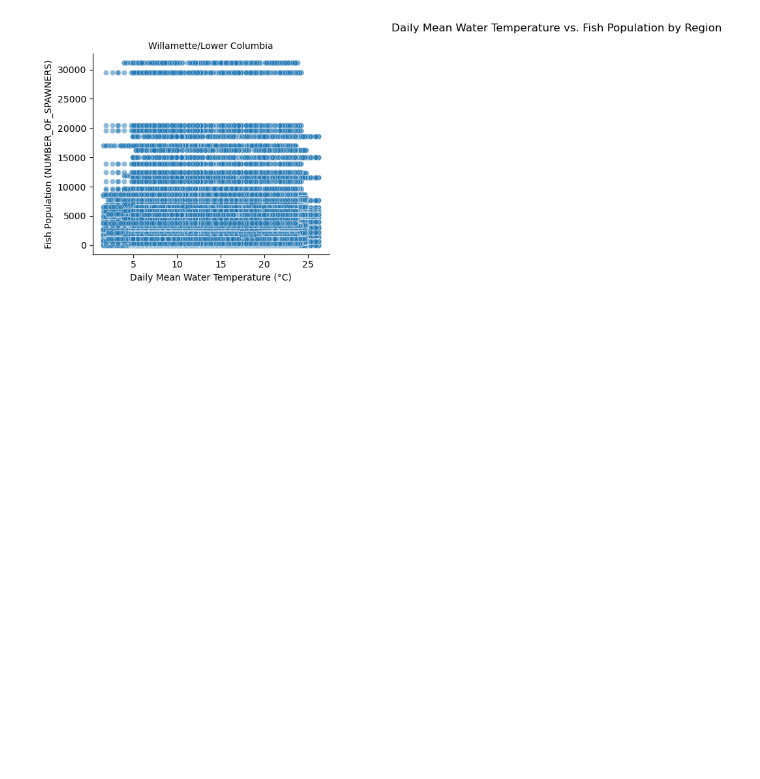
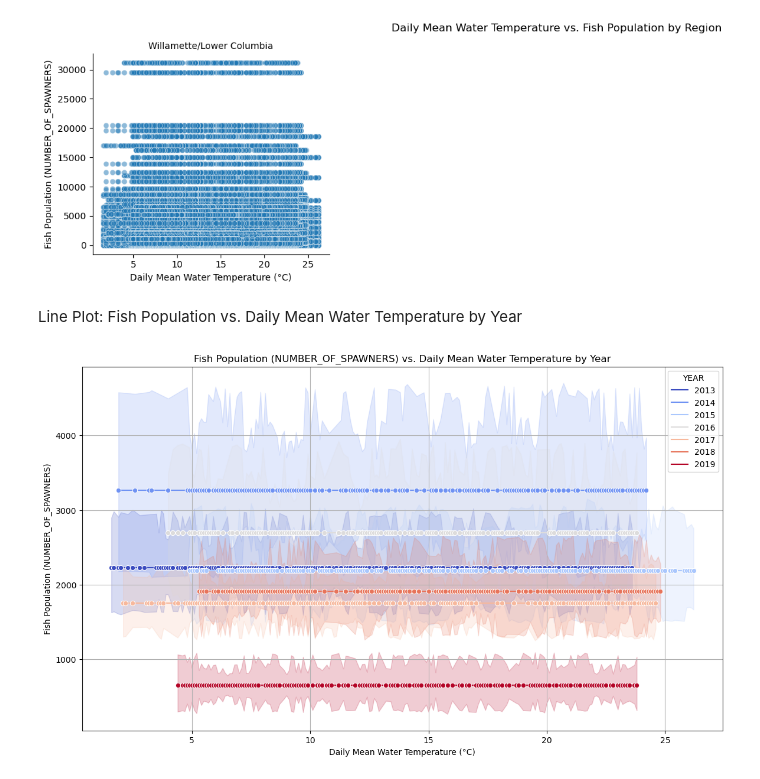
Before and after one commit to jackthomas1430/Project_3_Fish, a Jupyter notebook: fish-notebook.ipynb, the cells around one changed output. Drawn from its saved outputs; the diff is of its cells as text; code cells hidden in the pictures; blank space fills up the shorter version.

```diff
--- a/fish-notebook.ipynb
+++ b/fish-notebook.ipynb
@@ -198,3 +202,22 @@ g.fig.suptitle('Daily Mean Water Temperature vs. Fish Population by Region', y=1
 plt.show()
 # %% [output]
 [figure]
+# %% [markdown]
+ Line Plot: Fish Population vs. Daily Mean Water Temperature by Year
+# %%
+# Set the size of the plot
+plt.figure(figsize=(14, 8))
+
+# Create a line plot for each year
+sns.lineplot(x='DAILY_MEAN_WATER_TEMP', y='NUMBER_OF_SPAWNERS', hue='YEAR', data=merged_data, palette='coolwarm', marker='o')
+
+# Add titles and labels
+plt.title('Fish Population (NUMBER_OF_SPAWNERS) vs. Daily Mean Water Temperature by Year')
+plt.xlabel('Daily Mean Water Temperature (°C)')
+plt.ylabel('Fish Population (NUMBER_OF_SPAWNERS)')
+plt.grid(True)
+
+# Show the plot
+plt.show()
+# %% [output]
+[figure, added]
```
Also changed, not shown: parts of 11 cells of this notebook.
